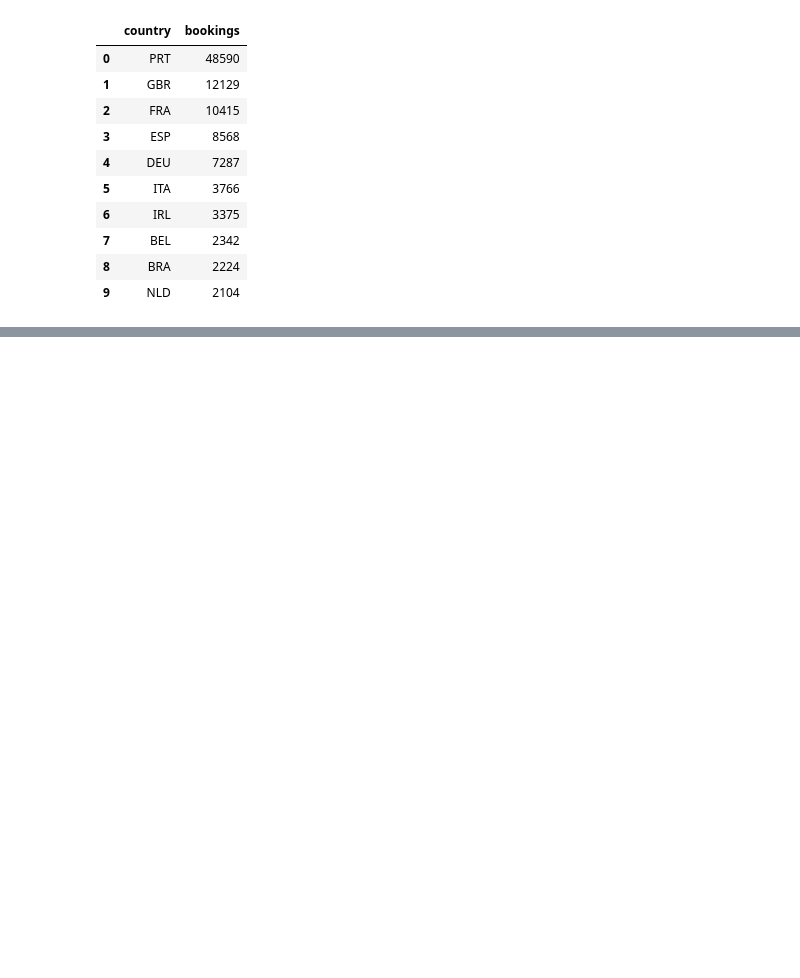
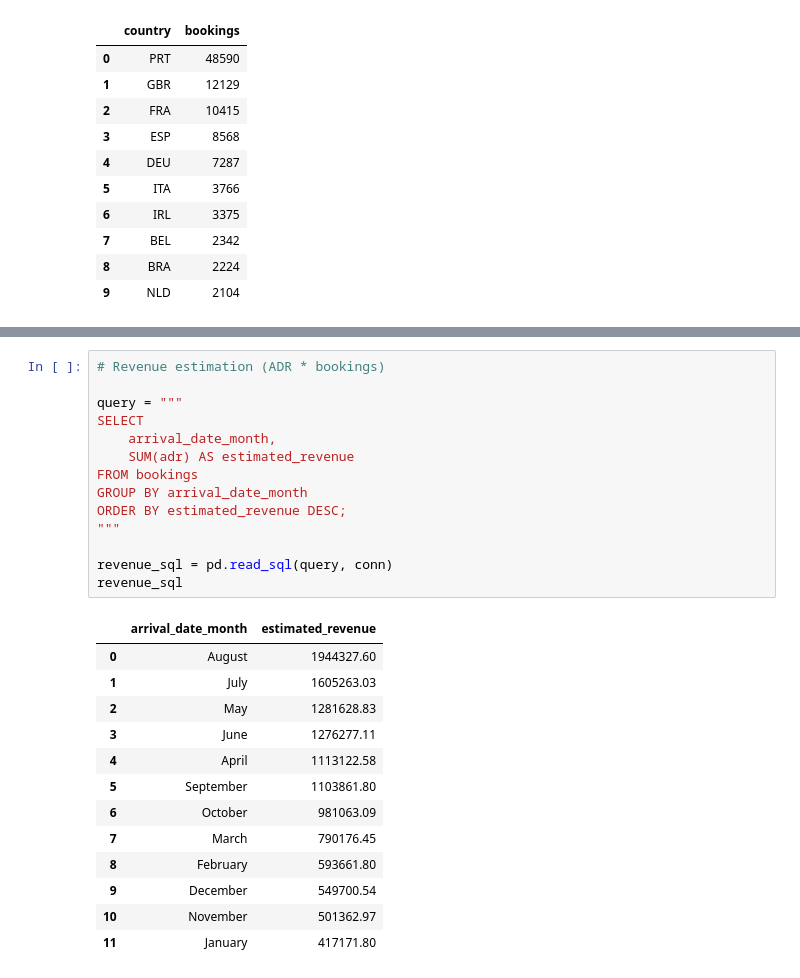
Before and after one commit to jos3ruizab/guacamaia-tourism-demand-dashboard, a Jupyter notebook: notebooks/eda.ipynb, the cells around one changed output, grey strips where cells are left out. Drawn from its saved outputs; the diff is of its cells as text; blank space fills up the shorter version.

```diff
--- a/notebooks/eda.ipynb
+++ b/notebooks/eda.ipynb
@@ -536,0 +561,28 @@ pd.read_sql(query, conn)
+# %%
+# Revenue estimation (ADR * bookings)
+
+query = """
+SELECT
+    arrival_date_month,
+    SUM(adr) AS estimated_revenue
+FROM bookings
+GROUP BY arrival_date_month
+ORDER BY estimated_revenue DESC;
+"""
+
+revenue_sql = pd.read_sql(query, conn)
+revenue_sql
+# %% [output]
+|  | arrival_date_month | estimated_revenue |
+| 0 | August | 1944327.60 |
+| 1 | July | 1605263.03 |
+| 2 | May | 1281628.83 |
+| 3 | June | 1276277.11 |
+| 4 | April | 1113122.58 |
+| 5 | September | 1103861.80 |
+| 6 | October | 981063.09 |
+| 7 | March | 790176.45 |
+| 8 | February | 593661.80 |
+| 9 | December | 549700.54 |
+| 10 | November | 501362.97 |
+| 11 | January | 417171.80 |
```
Also changed, not shown: parts of 3 cells of this notebook, 1 other file.
